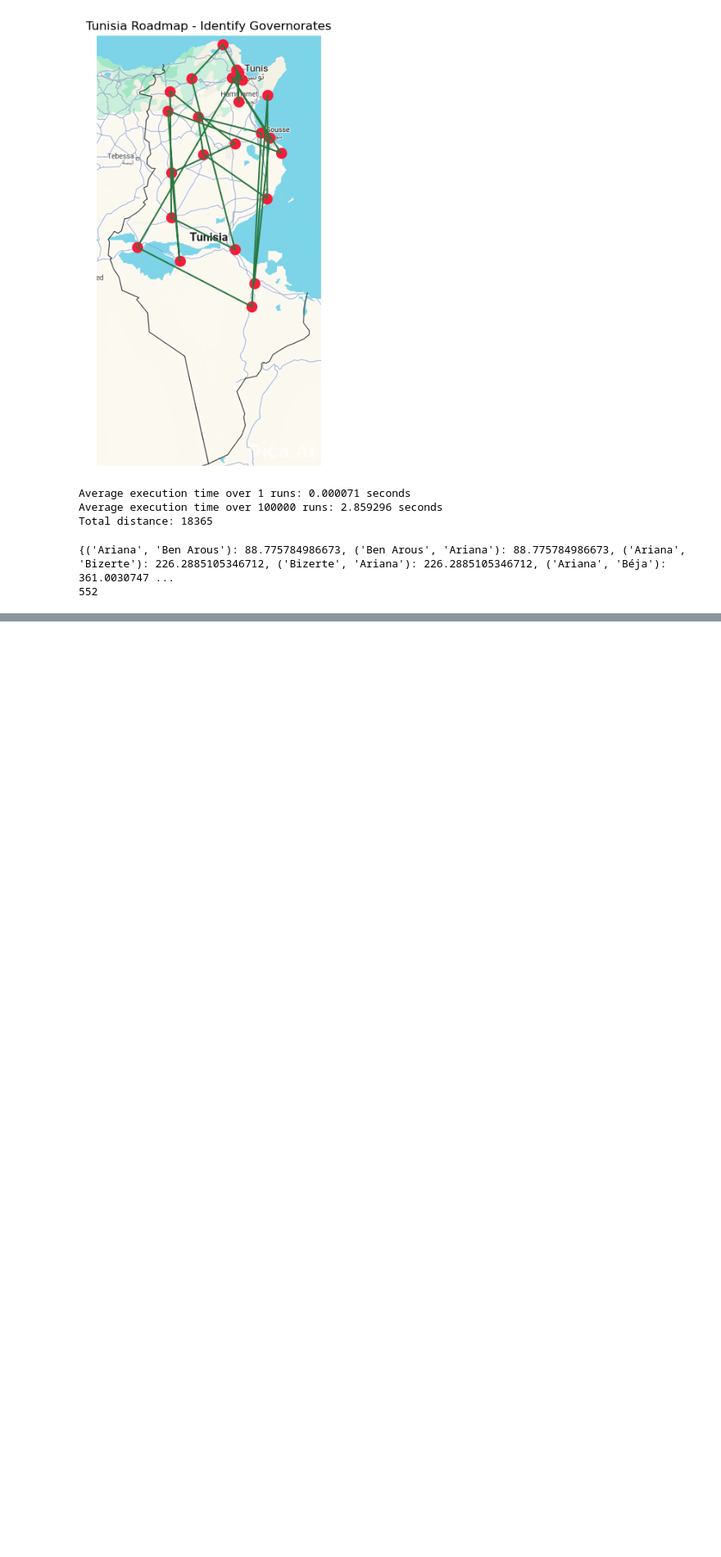
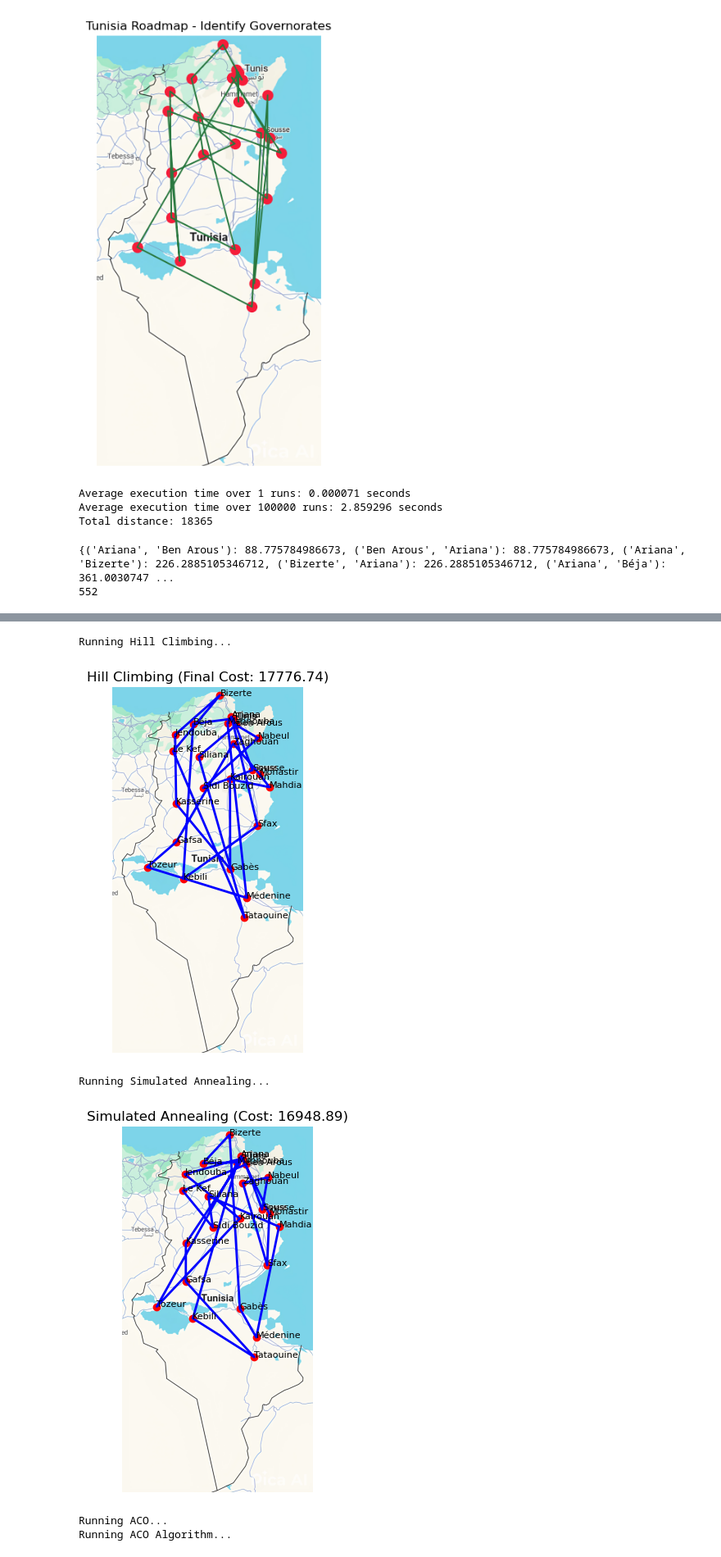
Before and after one commit to sajaa45/TSP-with-ACO, a Jupyter notebook: notebook.ipynb, the cells around one changed output, grey strips where cells are left out. Shown at 82% size. Cells and saved outputs as stored; diff of their text form; code cells hidden in the pictures; blank space fills up the shorter version.

```diff
--- a/notebook.ipynb
+++ b/notebook.ipynb
@@ -323,0 +585,65 @@ Shortest Distance: 6464.930749749599
+# %%
+def compare_algorithms():
+    print("Running Hill Climbing...")
+    hc_start = time.time()
+    hc_path, hc_cost = hill_climbing_tsp(max_iterations=10)
+    hc_time = time.time() - hc_start
+
+    print("\nRunning Simulated Annealing...")
+    sa_start = time.time()
+    sa_path, sa_cost = simulated_annealing_tsp(max_iterations=10)
+    sa_time = time.time() - sa_start
+
+    print("\nRunning ACO...")
+    aco_start = time.time()
+    aco_path, aco_cost = run_simple_simulation()  # Your ACO function
+    aco_time = time.time() - aco_start
+
+    # Print comparison table
+    print("\nAlgorithm Comparison:")
+    print("+----------------------+----------------+----------------+")
+    print("| Algorithm            | Time (seconds) | Best Distance  |")
+    print("+----------------------+----------------+----------------+")
+    print(f"| Hill Climbing       | {hc_time:14.4f} | {hc_cost:14.2f} |")
+    print(f"| Simulated Annealing | {sa_time:14.4f} | {sa_cost:14.2f} |")
+    print(f"| ACO                 | {aco_time:14.4f} | {aco_cost:14.2f} |")
+    print("+----------------------+----------------+----------------+")
+
+    # Plot all results (optional)
+    plt.figure(figsize=(15, 5))
+
+    # Hill Climbing
+    plt.subplot(1, 3, 1)
+    plot_path(hc_path, "Hill Climbing", hc_cost)
+
+    # Simulated Annealing
+    plt.subplot(1, 3, 2)
+    plot_path(sa_path, "Simulated Annealing", sa_cost)
+
+    # ACO
+    plt.subplot(1, 3, 3)
+    plot_path(aco_path, "ACO", aco_cost)
+
+    plt.tight_layout()
+    plt.show()
+
+def plot_path(path, title, cost):
+    """Helper function to plot a TSP path"""
+    plt.imshow(united_states_map)
+    plt.title(f"{title}\nCost: {cost:.2f}")
+    plt.axis("off")
+    for city, coords in cities:
+        plt.plot(coords[0], coords[1], 'ro')
+        plt.text(coords[0], coords[1], city, fontsize=8)
+    path_coords = np.array([cities_dict[city] for city in path])
+    plt.plot(path_coords[:, 0], path_coords[:, 1], 'b-', linewidth=2)
+
+# Run comparison
+compare_algorithms()
+# %% [output]
+Running Hill Climbing...
+[figure, added]
+Running Simulated Annealing...
+[figure, added]
+Running ACO...
+Running ACO Algorithm...
```
Also changed, not shown: parts of 5 cells of this notebook.
